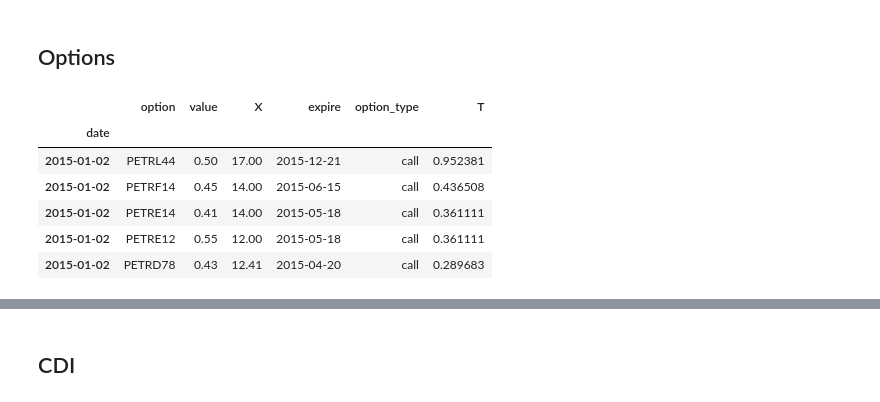
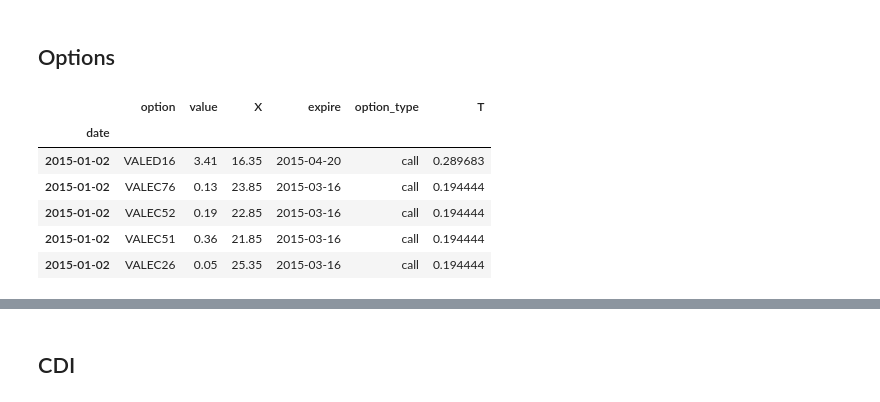
Before and after one commit to fernandofsilva/LSTM_Option_Pricing, a Jupyter notebook: Notebook_Options.ipynb, the cells around one changed output, grey strips where cells are left out. Drawn from its saved outputs; the diff is of its cells as text; code cells hidden in the pictures.

```diff
--- a/Notebook_Options.ipynb
+++ b/Notebook_Options.ipynb
@@ -87,7 +87,7 @@ option = raw_data.rename(columns=dict_ref)
 
 # Filter
 option = option[option['option_type'].isin([70, 80])]
-option = option[option['option'].str.startswith('PETR')]
+option = option[option['option'].str.startswith('VALE')]
 option = option[dict_ref.values()]
 
 # Dict symbol type
@@ -99,35 +99,35 @@ option['option_type'] = option['option_type'].replace(TPMERC)
 workday = pd.DataFrame({'day': option['date'].unique()})
 workday['day'] = pd.to_datetime(workday['day'])
 workday = workday.sort_values(by='day')
 
 # Create T
 T = list()
 
 for index, row in option.iterrows():
     T.append(workday[(workday['day'] >= row.date) & (workday['day'] <= row.expire)].shape[0] - 1)
 
 option['T'] = T
 option['T'] = option['T'] / 252
 
 # Format and subset date
 option['date'] = pd.to_datetime(option['date'])
 option['expire'] = pd.to_datetime(option['expire'])
 option = option.sort_values(by='date')
 
 # Filter dates
 option = option[(option['date'] < '01-01-2020') &
                 (option['expire'] > '2015-01-19') &
                 (option['expire'] <= '2019-12-16')]
 
 option.index = option['date']
 option = option.drop(['date'], axis=1)
 
 option.head()
 # %% [output]
 |  | option | value | X | expire | option_type | T |
 | date |  |  |  |  |  |  |
-| 2015-01-02 | PETRL44 | 0.50 | 17.00 | 2015-12-21 | call | 0.952381 |
-| 2015-01-02 | PETRF14 | 0.45 | 14.00 | 2015-06-15 | call | 0.436508 |
-| 2015-01-02 | PETRE14 | 0.41 | 14.00 | 2015-05-18 | call | 0.361111 |
-| 2015-01-02 | PETRE12 | 0.55 | 12.00 | 2015-05-18 | call | 0.361111 |
-| 2015-01-02 | PETRD78 | 0.43 | 12.41 | 2015-04-20 | call | 0.289683 |
+| 2015-01-02 | VALED16 | 3.41 | 16.35 | 2015-04-20 | call | 0.289683 |
+| 2015-01-02 | VALEC76 | 0.13 | 23.85 | 2015-03-16 | call | 0.194444 |
+| 2015-01-02 | VALEC52 | 0.19 | 22.85 | 2015-03-16 | call | 0.194444 |
+| 2015-01-02 | VALEC51 | 0.36 | 21.85 | 2015-03-16 | call | 0.194444 |
+| 2015-01-02 | VALEC26 | 0.05 | 25.35 | 2015-03-16 | call | 0.194444 |
```
Also changed, not shown: parts of 15 cells of this notebook.
